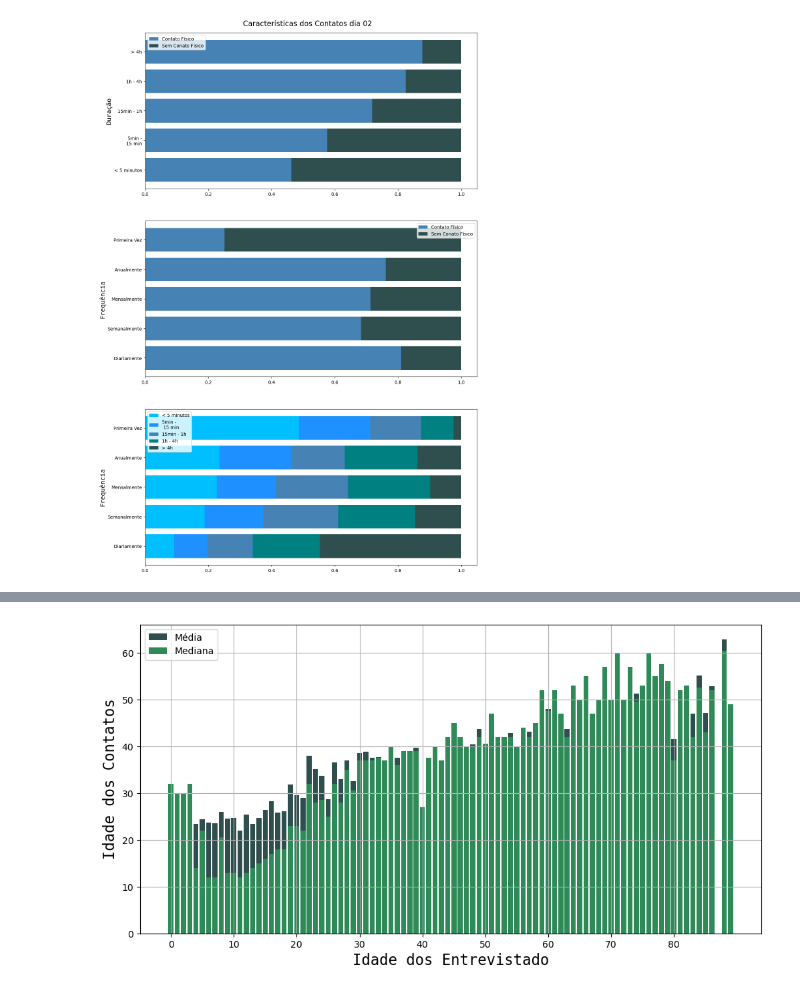
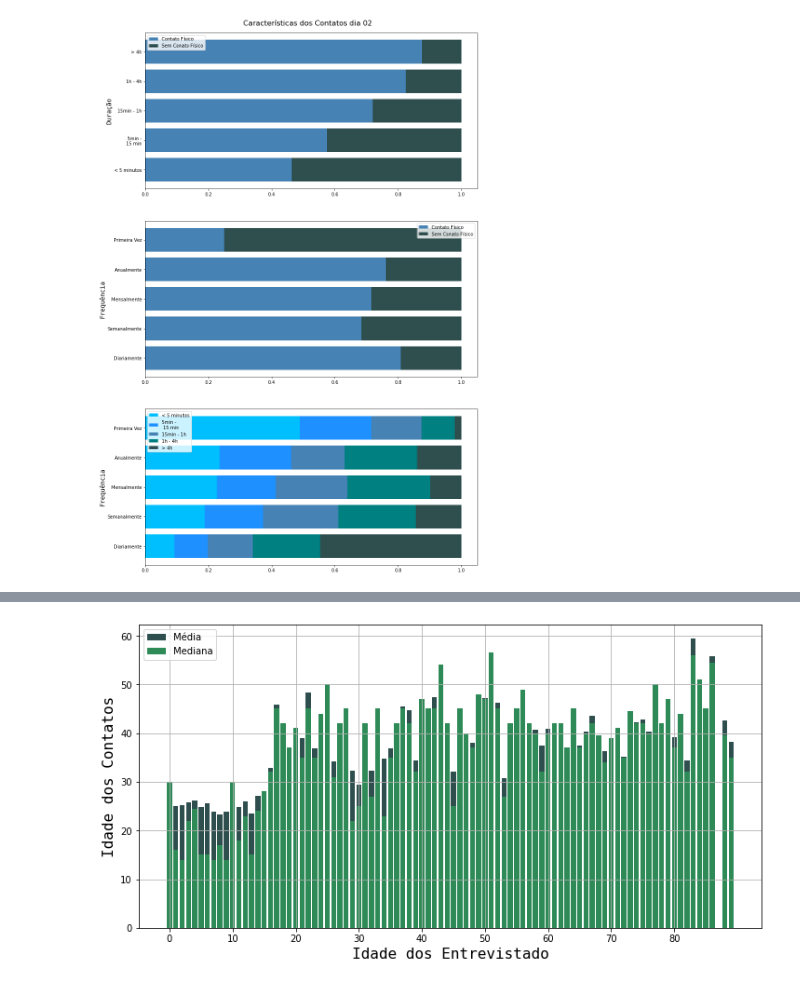
Before and after one commit to intcarlosmiguel/pesquisa_mestrado, a Jupyter notebook: main.ipynb, the cells around one changed output, grey strips where cells are left out. Drawn from its saved outputs; the diff is of its cells as text; code cells hidden in the pictures.

```diff
--- a/main.ipynb
+++ b/main.ipynb
@@ -86,0 +9,2 @@ criancas["index"] = ['c'+str(i) for i in range(criancas.index[-1]+1)]
+# %%
+df,contatos, contatos02,data = generate_all()
@@ -86,0 +13,2 @@ criancas["index"] = ['c'+str(i) for i in range(criancas.index[-1]+1)]
+# %%
+contacts02 = get_json(contatos02)
@@ -102,3 +35,0 @@ contatos.head()
-# %%
-contacts = get_json(contatos,df)
-contacts02 = get_json(contatos02,df)
@@ -208,4 +110,4 @@ multiple_stacked_bar(
 # %%
-conncection_idade(contacts02,criancas,adultos)
+conncection_idade(contacts02,df)
 # %% [output]
-[figure, old version]
+[figure, new version]
```
Also changed, not shown: parts of 50 cells of this notebook, 37 other files.
